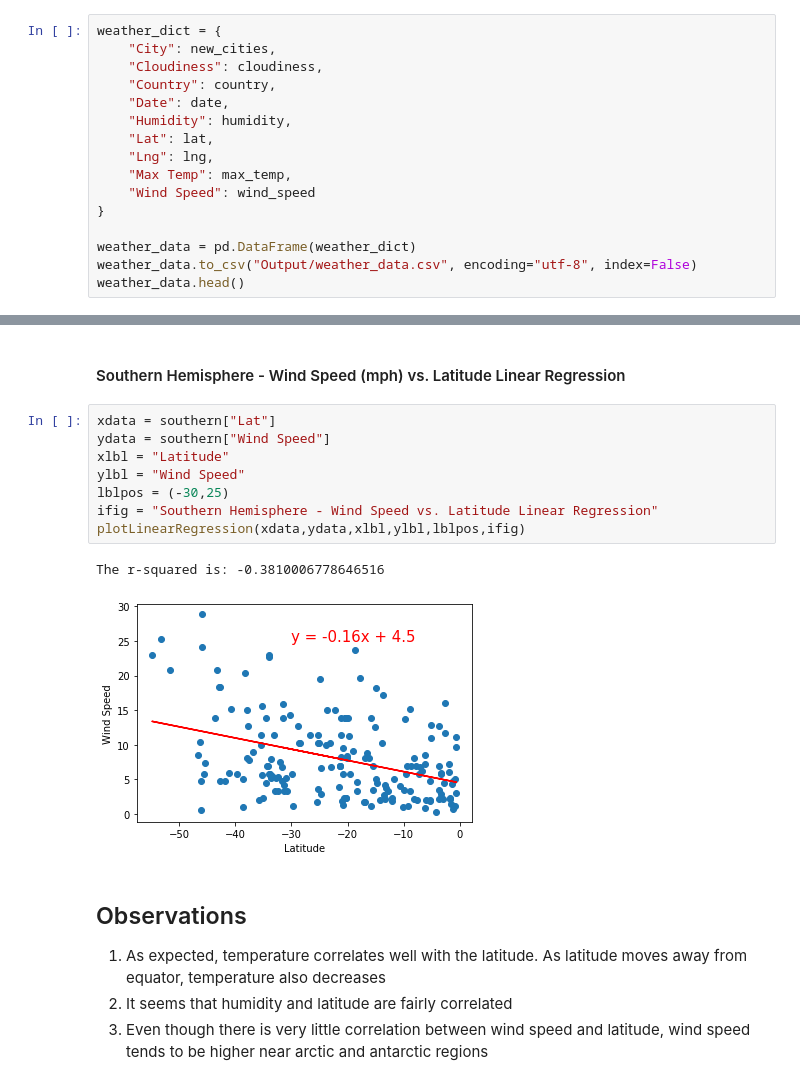
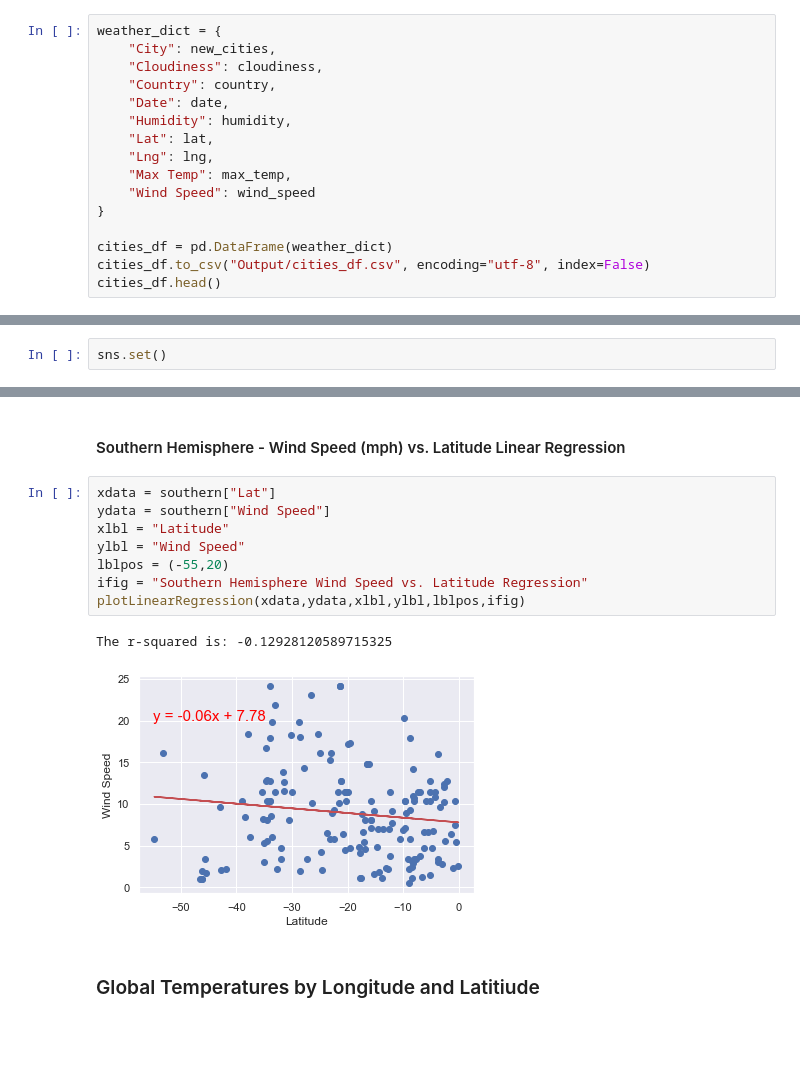
Before and after one commit to teomotun/Vacation-Planner, a Jupyter notebook: WeatherPy/WeatherPy.ipynb, the cells around one changed output, grey strips where cells are left out. Cells and saved outputs as stored; diff of their text form; blank space fills up the shorter version.

```diff
--- a/WeatherPy/WeatherPy.ipynb
+++ b/WeatherPy/WeatherPy.ipynb
@@ -140,8 +152,8 @@ weather_dict = {
     "Wind Speed": wind_speed
 }
 
-weather_data = pd.DataFrame(weather_dict)
-weather_data.to_csv("Output/weather_data.csv", encoding="utf-8", index=False)
-weather_data.head()
+cities_df = pd.DataFrame(weather_dict)
+cities_df.to_csv("Output/cities_df.csv", encoding="utf-8", index=False)
+cities_df.head()
 # %% [output]
 |  | City | Cloudiness | Country | Date | Humidity | Lat | Lng | Max Temp | Wind Speed |
@@ -166,0 +169,2 @@ plt.show()
+# %%
+sns.set()
@@ -327,17 +381,13 @@ The r-squared is: 0.23992597468051133
 # %%
 xdata = southern["Lat"]
 ydata = southern["Wind Speed"]
 xlbl = "Latitude"
 ylbl = "Wind Speed"
-lblpos = (-30,25)
-ifig = "Southern Hemisphere - Wind Speed vs. Latitude Linear Regression"
+lblpos = (-55,20)
+ifig = "Southern Hemisphere Wind Speed vs. Latitude Regression"
 plotLinearRegression(xdata,ydata,xlbl,ylbl,lblpos,ifig)
 # %% [output]
-The r-squared is: -0.3810006778646516
+The r-squared is: -0.12928120589715325
-[figure, old version]
+[figure, new version]
-# %% [markdown]
-## Observations
-
-1. As expected, temperature correlates well with the latitude. As latitude moves away from equator, temperature also decreases
-2. It seems that humidity and latitude are fairly correlated
-3. Even though there is very little correlation between wind speed and latitude, wind speed tends to be higher near arctic and antarctic regions
+# %% [markdown]
+### Global Temperatures by Longitude and Latitiude
```
Also changed, not shown: parts of 34 cells of this notebook, 30 other files.
